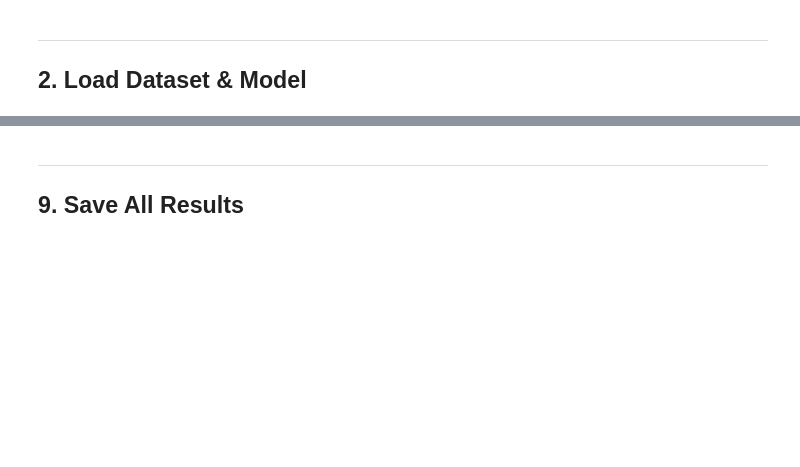
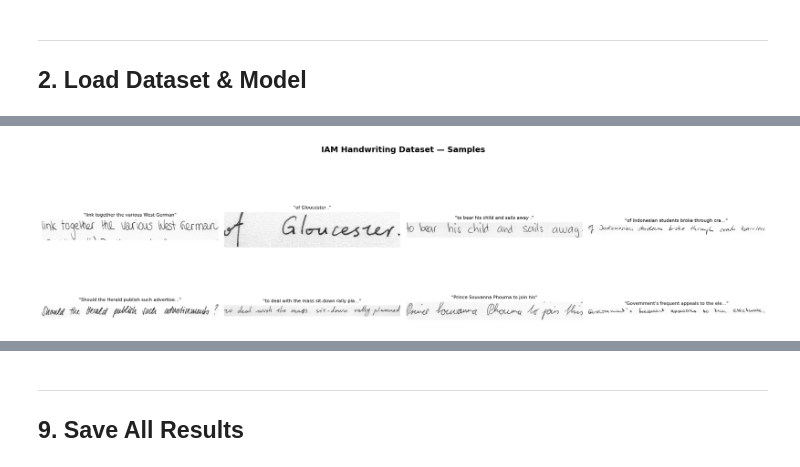
Before and after one commit to Shiva-a1/ScribeCheck, a Jupyter notebook: notebooks/train_and_evaluate.ipynb, the cells around one changed output, grey strips where cells are left out. Drawn from its saved outputs; the diff is of its cells as text; code cells hidden in the pictures; blank space fills up the shorter version.

Commit message:
Initial Commit

```diff
--- a/notebooks/train_and_evaluate.ipynb
+++ b/notebooks/train_and_evaluate.ipynb
@@ -65,15 +75,14 @@ print('Loading IAM dataset...')
 full_dataset = load_dataset('Teklia/IAM-line', split='train')
 full_dataset = full_dataset.shuffle(seed=42)
 
-# D3: Expanded to 200 test samples (D2 used 50)
-NUM_TEST_D3 = 200
-NUM_TEST_D2 = 50
+NUM_TEST_FULL = 200
+NUM_TEST_INITIAL = 50
 
-test_data_d3 = full_dataset.select(range(NUM_TEST_D3))
-test_data_d2 = full_dataset.select(range(NUM_TEST_D2))  # Same first 50 for fair comparison
+test_data = full_dataset.select(range(NUM_TEST_FULL))
+test_data_initial = full_dataset.select(range(NUM_TEST_INITIAL))
 
 print(f'Total dataset: {len(full_dataset)}')
-print(f'D2 test set: {NUM_TEST_D2} samples')
-print(f'D3 test set: {NUM_TEST_D3} samples (4x expansion)')
+print(f'Initial test set: {NUM_TEST_INITIAL} samples')
+print(f'Expanded test set: {NUM_TEST_FULL} samples')
 # %% [output]
 Loading IAM dataset...
@@ -83,0 +92,14 @@ D3 test set: 200 samples (4x expansion)
+# %%
+fig, axes = plt.subplots(2, 4, figsize=(18, 6))
+fig.suptitle('IAM Handwriting Dataset — Samples', fontsize=14, fontweight='bold')
+for idx, ax in enumerate(axes.flat):
+    s = test_data[idx]
+    ax.imshow(s['image'], cmap='gray')
+    lbl = s['text']
+    ax.set_title(f'"{lbl[:40]}..."' if len(lbl) > 40 else f'"{lbl}"', fontsize=8)
+    ax.axis('off')
+plt.tight_layout()
+plt.savefig(os.path.join(RESULTS_DIR, 'sample_images.png'), dpi=150, bbox_inches='tight')
+plt.show()
+# %% [output]
+[figure, added]
```
Also changed, not shown: parts of 53 cells of this notebook, 30 other files.
